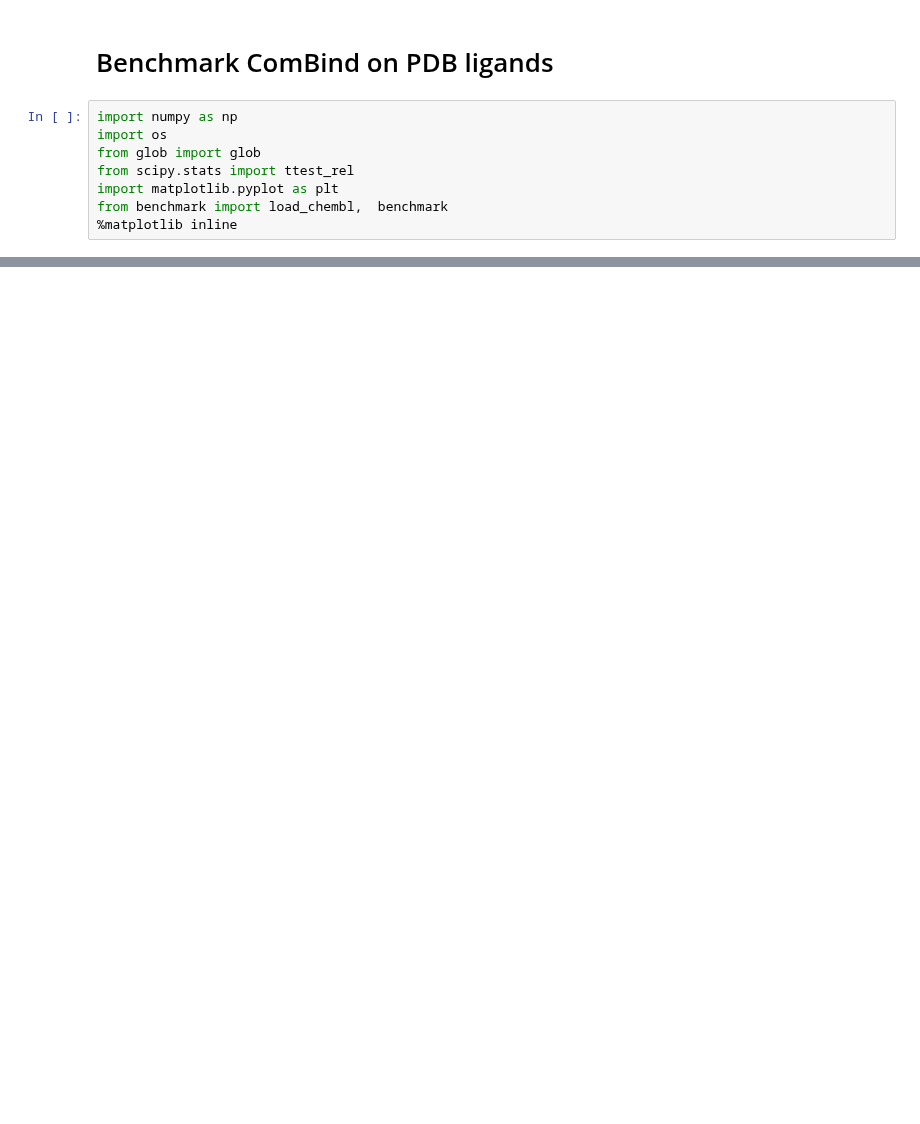
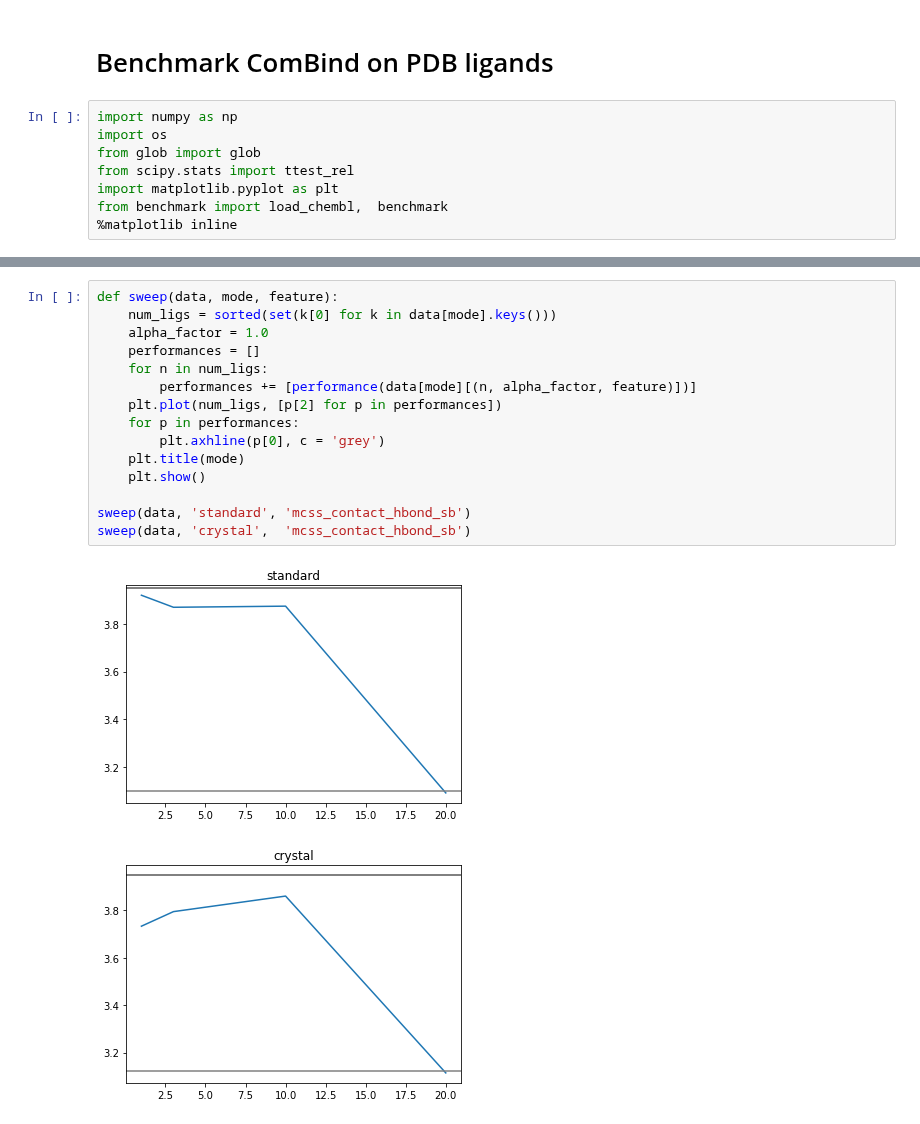
Before and after one commit to orangese/combind_multistruct_benchmarking, a Jupyter notebook: notebooks/benchmarks/best_affinity_benchmark_sweep.ipynb, the cells around one changed output, grey strips where cells are left out. Saved outputs shown, nothing was run; the diff lists cells and outputs as text; blank space fills up the shorter version.

```diff
--- a/notebooks/benchmarks/best_affinity_benchmark_sweep.ipynb
+++ b/notebooks/benchmarks/best_affinity_benchmark_sweep.ipynb
@@ -166 +60,19 @@ def benchmark(results):
+# %%
+def sweep(data, mode, feature):
+    num_ligs = sorted(set(k[0] for k in data[mode].keys()))
+    alpha_factor = 1.0
+    performances = []
+    for n in num_ligs:
+        performances += [performance(data[mode][(n, alpha_factor, feature)])]
+    plt.plot(num_ligs, [p[2] for p in performances])
+    for p in performances:
+        plt.axhline(p[0], c = 'grey')
+    plt.title(mode)
+    plt.show()
+
+sweep(data, 'standard', 'mcss_contact_hbond_sb')
+sweep(data, 'crystal',  'mcss_contact_hbond_sb')
+# %% [output]
+[figure, added]
+[figure, added]
 # %%
```
Also changed, not shown: parts of 5 cells of this notebook, 2 other files.
